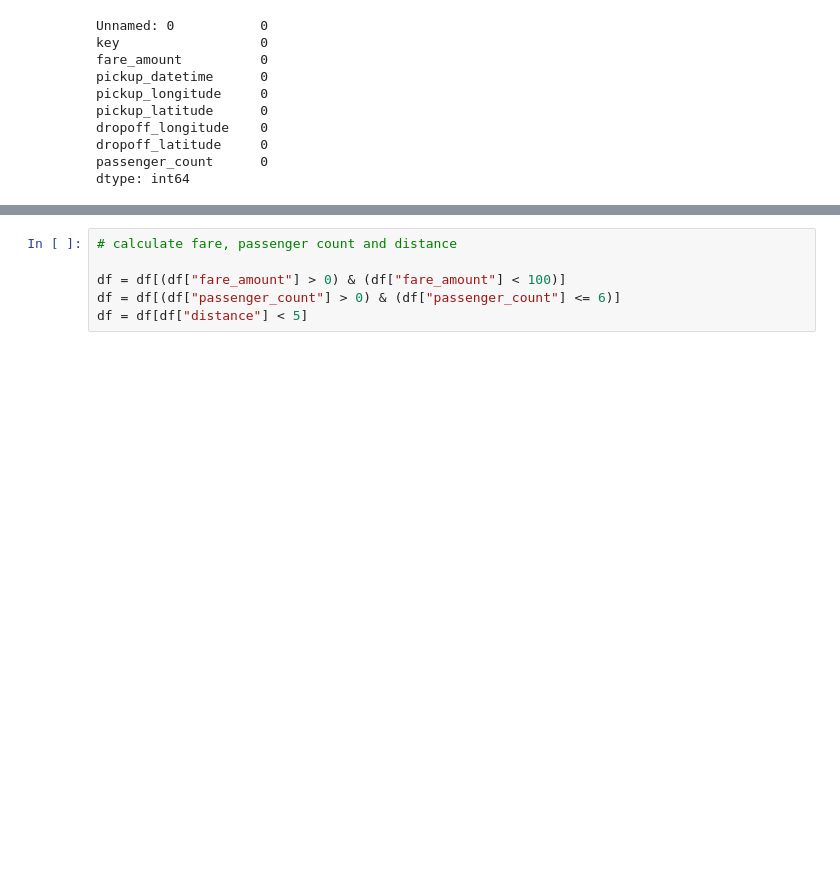
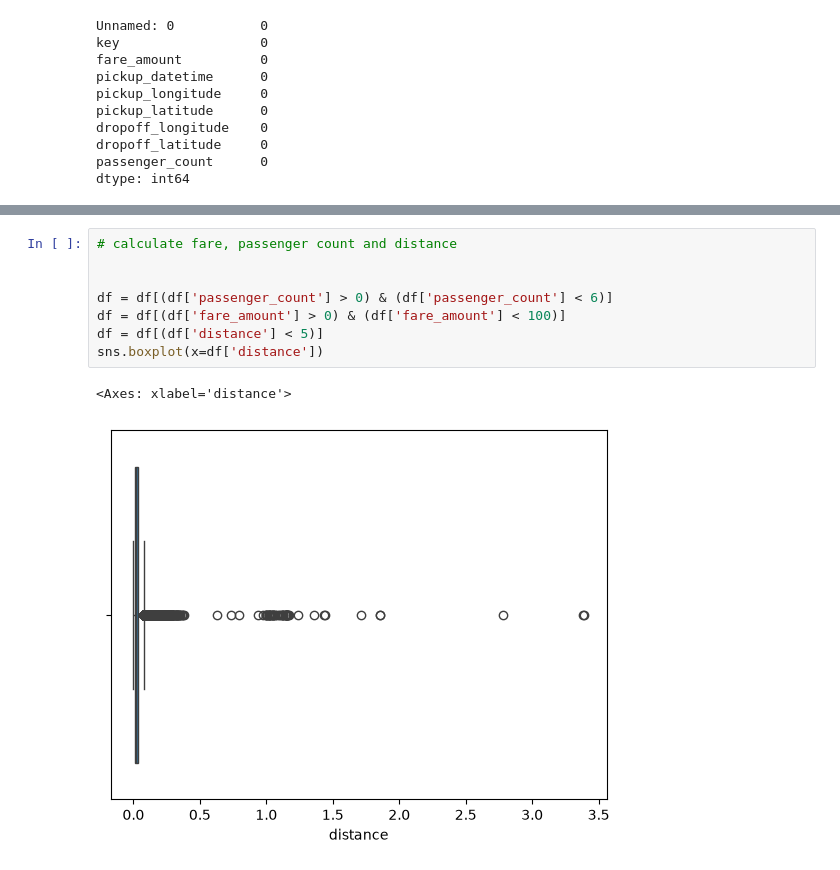
Before and after one commit to Pratik0-0/lp3, a Jupyter notebook: uberRide.ipynb, the cells around one changed output, grey strips where cells are left out. Drawn from its saved outputs; the diff is of its cells as text; blank space fills up the shorter version.

```diff
--- a/uberRide.ipynb
+++ b/uberRide.ipynb
@@ -120,6 +100,11 @@ Name: distance, Length: 199999, dtype: float64
 # %%
 # calculate fare, passenger count and distance
 
-df = df[(df["fare_amount"] > 0) & (df["fare_amount"] < 100)]
-df = df[(df["passenger_count"] > 0) & (df["passenger_count"] <= 6)]
-df = df[df["distance"] < 5]
+
+df = df[(df['passenger_count'] > 0) & (df['passenger_count'] < 6)]
+df = df[(df['fare_amount'] > 0) & (df['fare_amount'] < 100)]
+df = df[(df['distance'] < 5)]
+sns.boxplot(x=df['distance'])
+# %% [output]
+<Axes: xlabel='distance'>
+[figure, added]
```
Also changed, not shown: parts of 42 cells of this notebook, 2 other files.
